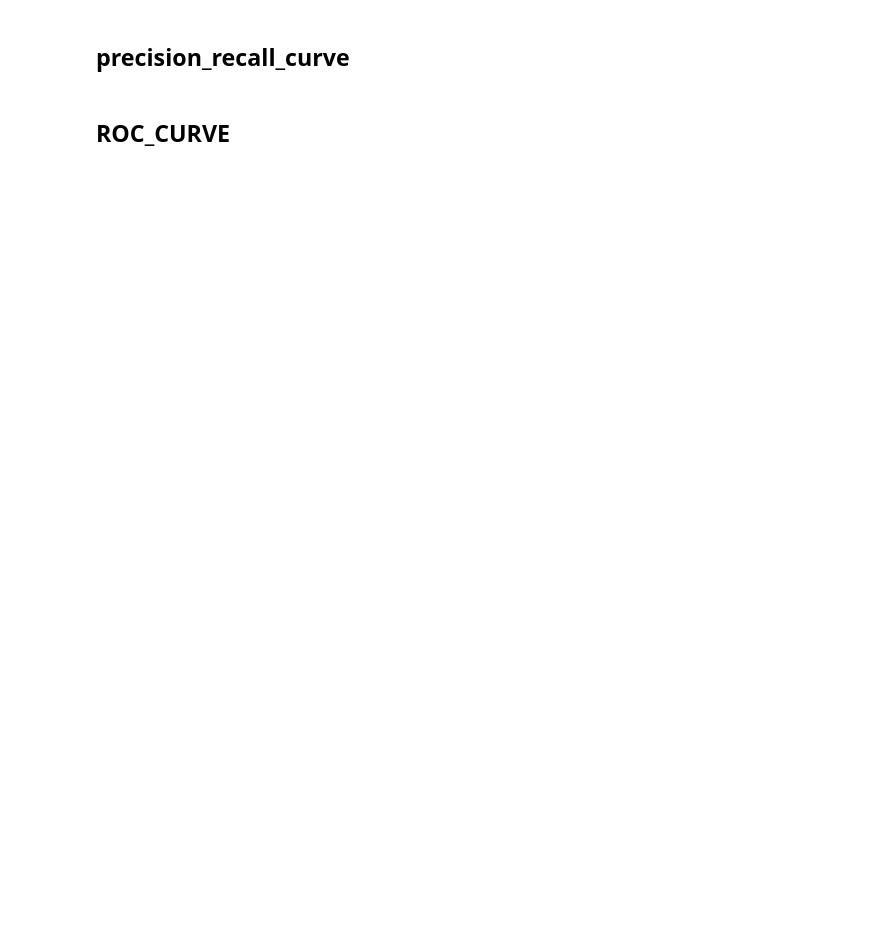
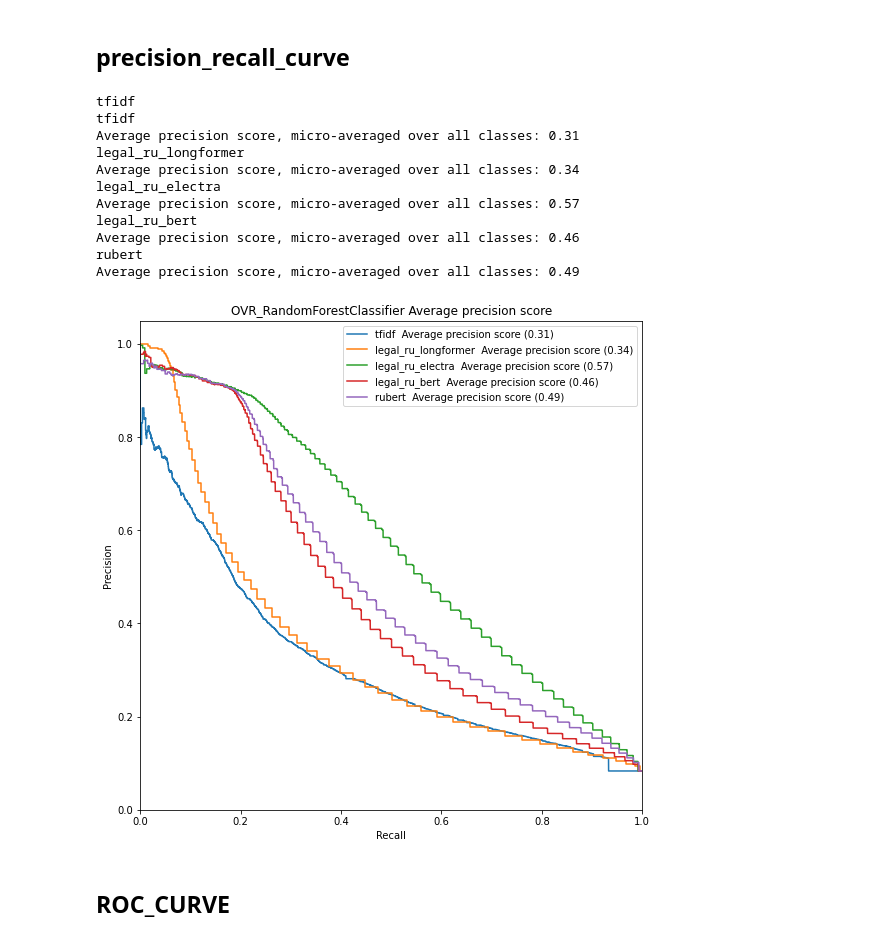
Before and after one commit to devlab11/legal_ru_models, a Jupyter notebook: LegalRuModels.ipynb, the cells around one changed output. Drawn from its saved outputs; the diff is of its cells as text; code cells hidden in the pictures; blank space fills up the shorter version.

```diff
--- a/LegalRuModels.ipynb
+++ b/LegalRuModels.ipynb
@@ -332,5 +367,5 @@ FileNotFoundError: ignored
 # %% [markdown]
 # Classification
 # %%
-module_urls = ['muse','tfidf','laser',  'legal_ru_longformer', 'legal_ru_electra', 'legal_ru_bert','rubert']
+module_urls = ['tfidf','laser',  'legal_ru_longformer', 'legal_ru_electra', 'legal_ru_bert','rubert']#'muse']
 # %%
@@ -339,7 +374,7 @@ drive.mount('/content/drive')
 # %%
-#path = '/content/'   # путь к папке
-path = '/content/drive/MyDrive/MODELS/create_embed/'
-batch = 50
+path = '/content/'   # путь к папке
+#path = '/content/drive/MyDrive/MODELS/create_embed/'
+batch = 80
 metrics_dict = {}
 name_dataset = f'{path}contract_labels-15000.tsv'
 metrics_dict['Metric (weighted)'] = ['precision', 'recall', 'f1']
@@ -364,7 +399,7 @@ for module_url in module_urls:
       labels = label_binarize(labels, classes=['качество', 'конфиденциальность','обязанности сторон','оплат', 'ответственность сторон', 'предмет договора', 'приёмка товара', 'прочие условия', 'споров', 'срок действия договора','сроки поставки', 'форс-мажор' ])
       n_classes = labels.shape[1]
       print(n_classes )
-      train_features, test_features, train_labels, test_labels = train_test_split(features, labels, test_size = 0.9)
+      train_features, test_features, train_labels, test_labels = train_test_split(features, labels)
       # Выбираем классификатор
       names = ['OVR_RandomForestClassifier']
       # Задаем параметры классификатора
@@ -373,13 +408,13 @@ for module_url in module_urls:
           ]
       for name, clf in zip(names, classifiers):
           t0 = time.time()
-          #clf.fit(train_features, train_labels)
+          clf.fit(train_features, train_labels)
           print (str(clf))
           path_algoritm = f'{path}/{module_url}_{name}'
-          # with open (path_algoritm, 'wb') as f:
-          #     pickle.dump(clf, f)
-          with open (path_algoritm, 'rb') as f:
-              clf =  pickle.load(f)
+          with open (path_algoritm, 'wb') as f:
+              pickle.dump(clf, f)
+          # with open (path_algoritm, 'rb') as f:
+          #     clf =  pickle.load(f)
           predictions = clf.predict(test_features)
           print(metrics.classification_report(test_labels, predictions))
           accuracy_score = metrics.accuracy_score(test_labels, predictions)
@@ -423,8 +483,8 @@ df1
 module_urls = [ 'tfidf',  'legal_ru_longformer', 'legal_ru_electra', 'legal_ru_bert', 'rubert']
 # %%
 #path = '/content/'   # путь к папке
-batch = 50
-name_dataset = f'{path}contract_labels-3000.tsv'
+batch = 80
+name_dataset = f'{path}contract_labels-15000.tsv'
 fig, axs = plt.subplots(figsize=(9, 9))
 for module_url in module_urls:
       print(module_url)
@@ -444,40 +504,53 @@ for module_url in module_urls:
       labels = df['labels'][:len_features]
       labels = label_binarize(labels, classes=['качество','конфиденциальность','обязанности сторон','оплат','ответственность сторон','предмет договора','приёмка товара', 'прочие условия', 'споров', 'срок действия договора','сроки поставки', 'форс-мажор' ])
       n_classes = labels.shape[1]
-      train_features, test_features, train_labels, test_labels = train_test_split(features, labels, test_size=0.9)
+      train_features, test_features, train_labels, test_labels = train_test_split(features, labels)
       names = ['OVR_RandomForestClassifier']
       classifiers = [OneVsRestClassifier(RandomForestClassifier())]
       for name, clf in zip(names, classifiers):
           t0 = time.time()
-          #clf.fit(train_features, train_labels)
+          clf.fit(train_features, train_labels)
           path_algoritm = f'{path}/{module_url}_{name}'
-          # with open (path_algoritm, 'wb') as f:
-          #     pickle.dump(clf, f)
-          with open (path_algoritm, 'rb') as f:
-              clf =  pickle.load(f)
+          with open (path_algoritm, 'wb') as f:
+              pickle.dump(clf, f)
+          # with open (path_algoritm, 'rb') as f:
+          #     clf =  pickle.load(f)
           predictions = clf.predict(test_features)
           y_score = clf.predict_proba(test_features)
           # Построение precision_recall_curve
           precision = dict()
           recall = dict()
           average_precision = dict()
           for i in range(n_classes):
               precision[i], recall[i], _ = precision_recall_curve(test_labels[:, i],y_score[:, i])
               average_precision[i] = average_precision_score(test_labels[:, i], y_score[:, i])
           # A "micro-average": quantifying score on all classes jointly
           precision["micro"], recall["micro"], _ = precision_recall_curve(test_labels.ravel(),y_score.ravel())
           average_precision["micro"] = average_precision_score(test_labels, y_score, average="micro")
           print('Average precision score, micro-averaged over all classes: {0:0.2f}'.format(average_precision["micro"]))
 
           plt.step(recall['micro'], precision['micro'], where='post', label= '%s  Average precision score (%0.2f)' % (module_url, average_precision["micro"]))
 
 plt.xlabel('Recall')
 plt.ylabel('Precision')
 plt.ylim([0.0, 1.05])
 plt.xlim([0.0, 1.0])
 plt.legend()
 plt.title('{} Average precision score'.format(name))
 plt.show()
+# %% [output]
+tfidf
+tfidf
+Average precision score, micro-averaged over all classes: 0.31
+legal_ru_longformer
+Average precision score, micro-averaged over all classes: 0.34
+legal_ru_electra
+Average precision score, micro-averaged over all classes: 0.57
+legal_ru_bert
+Average precision score, micro-averaged over all classes: 0.46
+rubert
+Average precision score, micro-averaged over all classes: 0.49
+[figure, added]
 # %% [markdown]
 ## ROC_CURVE
 # %%
```
Also changed, not shown: parts of 32 cells of this notebook.
